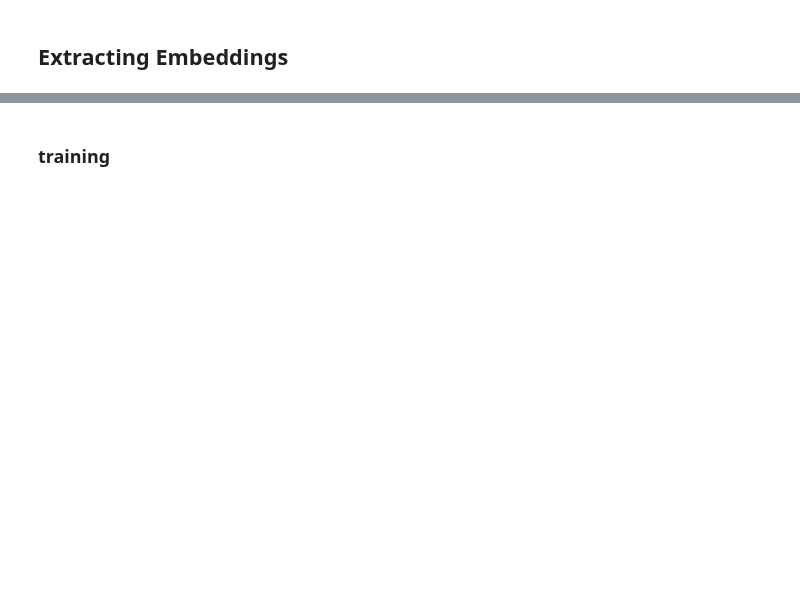
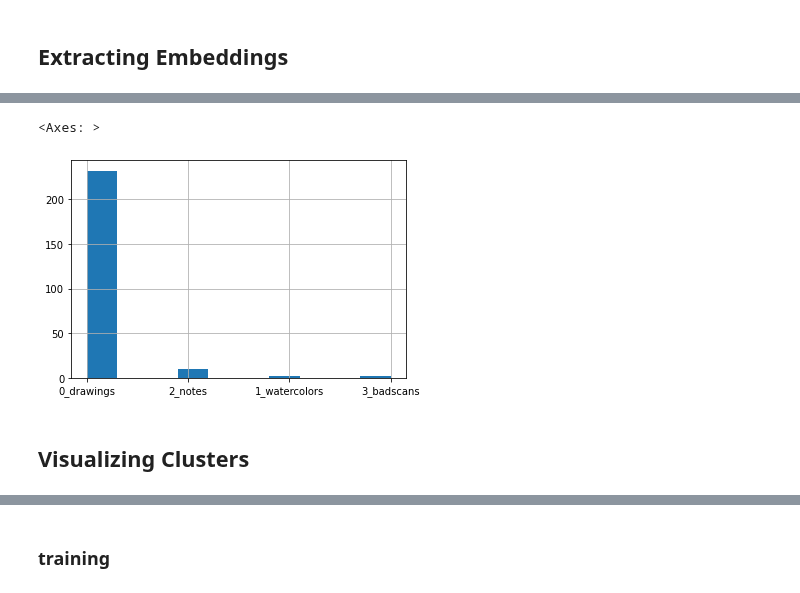
Before and after one commit to andrewlook/singleline_dataset, a Jupyter notebook: nbs/01_embeddings.ipynb, the cells around one changed output, grey strips where cells are left out. Saved outputs shown, nothing was run; the diff lists cells and outputs as text; code cells hidden in the pictures; blank space fills up the shorter version.

```diff
--- a/nbs/01_embeddings.ipynb
+++ b/nbs/01_embeddings.ipynb
@@ -256,0 +468,7 @@ df.head()
+# %%
+cdf.knn_label.hist()
+# %% [output]
+<Axes: >
+[figure, added]
+# %% [markdown]
+## Visualizing Clusters
```
Also changed, not shown: parts of 37 cells of this notebook, 5 other files.
